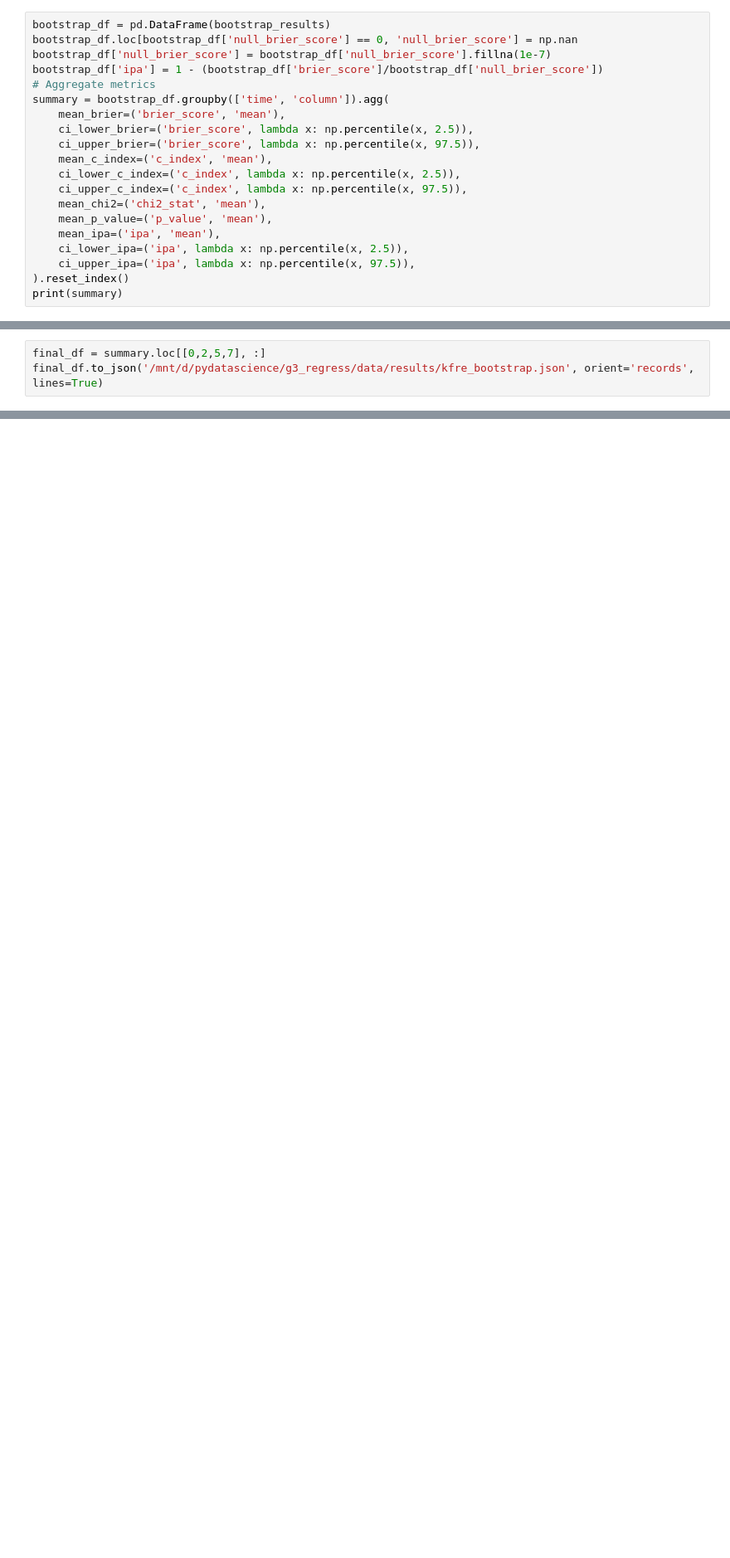
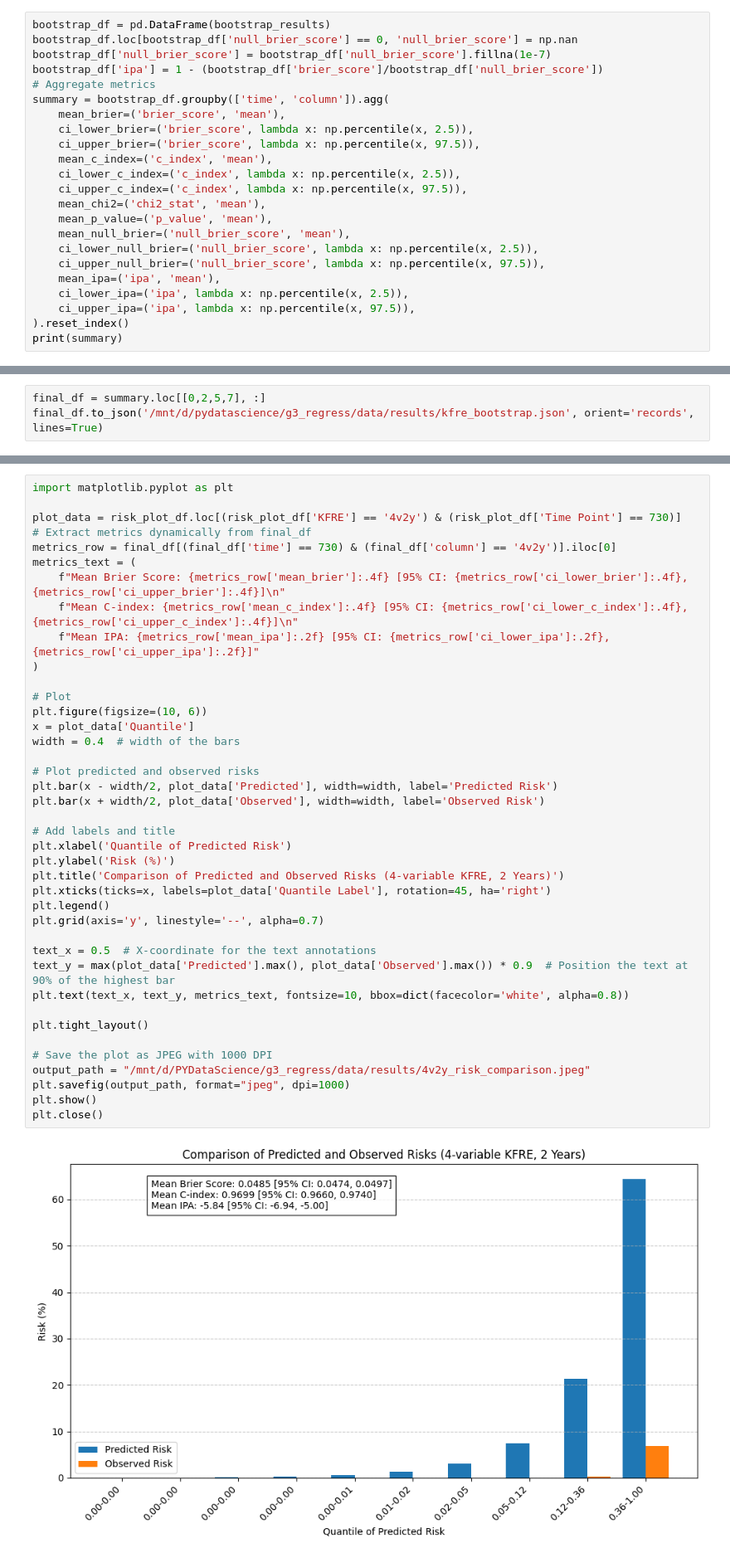
Before and after one commit to leungkcofficial/tarot, a Jupyter notebook: code/kfre.ipynb, the cells around one changed output, grey strips where cells are left out. Shown at 83% size. Drawn from its saved outputs; the diff is of its cells as text; blank space fills up the shorter version.

```diff
--- a/code/kfre.ipynb
+++ b/code/kfre.ipynb
@@ -355,6 +273,9 @@ summary = bootstrap_df.groupby(['time', 'column']).agg(
     ci_upper_c_index=('c_index', lambda x: np.percentile(x, 97.5)),
     mean_chi2=('chi2_stat', 'mean'),
     mean_p_value=('p_value', 'mean'),
+    mean_null_brier=('null_brier_score', 'mean'),
+    ci_lower_null_brier=('null_brier_score', lambda x: np.percentile(x, 2.5)),
+    ci_upper_null_brier=('null_brier_score', lambda x: np.percentile(x, 97.5)),
     mean_ipa=('ipa', 'mean'),
     ci_lower_ipa=('ipa', lambda x: np.percentile(x, 2.5)),
     ci_upper_ipa=('ipa', lambda x: np.percentile(x, 97.5)),
@@ -365,0 +390,42 @@ final_df.to_json('/mnt/d/pydatascience/g3_regress/data/results/kfre_bootstrap.js
+# %%
+import matplotlib.pyplot as plt
+
+plot_data = risk_plot_df.loc[(risk_plot_df['KFRE'] == '4v2y') & (risk_plot_df['Time Point'] == 730)]
+# Extract metrics dynamically from final_df
+metrics_row = final_df[(final_df['time'] == 730) & (final_df['column'] == '4v2y')].iloc[0]
+metrics_text = (
+    f"Mean Brier Score: {metrics_row['mean_brier']:.4f} [95% CI: {metrics_row['ci_lower_brier']:.4f}, {metrics_row['ci_upper_brier']:.4f}]\n"
+    f"Mean C-index: {metrics_row['mean_c_index']:.4f} [95% CI: {metrics_row['ci_lower_c_index']:.4f}, {metrics_row['ci_upper_c_index']:.4f}]\n"
+    f"Mean IPA: {metrics_row['mean_ipa']:.2f} [95% CI: {metrics_row['ci_lower_ipa']:.2f}, {metrics_row['ci_upper_ipa']:.2f}]"
+)
+
+# Plot
+plt.figure(figsize=(10, 6))
+x = plot_data['Quantile']
+width = 0.4  # width of the bars
+
+# Plot predicted and observed risks
+plt.bar(x - width/2, plot_data['Predicted'], width=width, label='Predicted Risk')
+plt.bar(x + width/2, plot_data['Observed'], width=width, label='Observed Risk')
+
+# Add labels and title
+plt.xlabel('Quantile of Predicted Risk')
+plt.ylabel('Risk (%)')
+plt.title('Comparison of Predicted and Observed Risks (4-variable KFRE, 2 Years)')
+plt.xticks(ticks=x, labels=plot_data['Quantile Label'], rotation=45, ha='right')
+plt.legend()
+plt.grid(axis='y', linestyle='--', alpha=0.7)
+
+text_x = 0.5  # X-coordinate for the text annotations
+text_y = max(plot_data['Predicted'].max(), plot_data['Observed'].max()) * 0.9  # Position the text at 90% of the highest bar
+plt.text(text_x, text_y, metrics_text, fontsize=10, bbox=dict(facecolor='white', alpha=0.8))
+
+plt.tight_layout()
+
+# Save the plot as JPEG with 1000 DPI
+output_path = "/mnt/d/PYDataScience/g3_regress/data/results/4v2y_risk_comparison.jpeg"
+plt.savefig(output_path, format="jpeg", dpi=1000)
+plt.show()
+plt.close()
+# %% [output]
+[figure, added]
```
Also changed, not shown: parts of 10 cells of this notebook, 3 other files.
